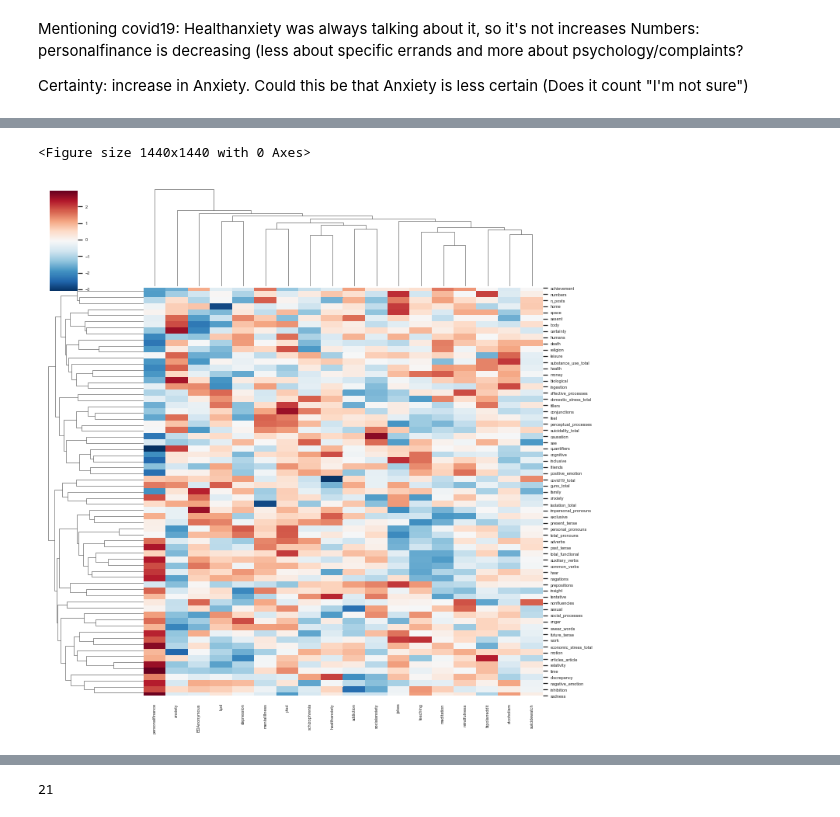
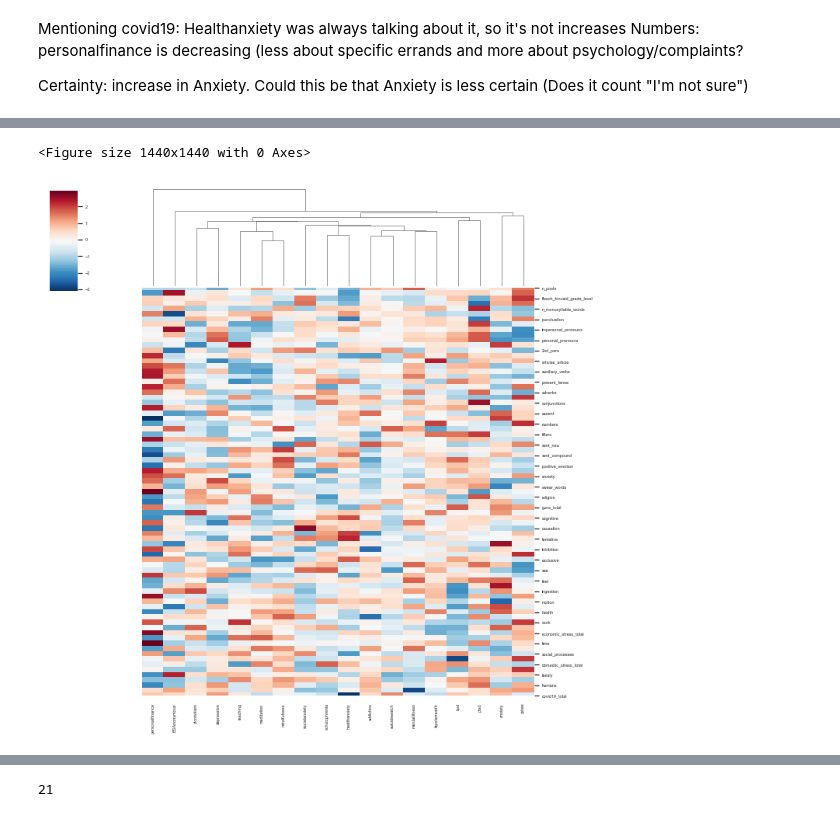
Before and after one commit to danielmlow/reddit, a Jupyter notebook: reddit_descriptive.ipynb, the cells around one changed output, grey strips where cells are left out. Saved outputs shown, nothing was run; the diff lists cells and outputs as text; code cells hidden in the pictures.

```diff
--- a/reddit_descriptive.ipynb
+++ b/reddit_descriptive.ipynb
@@ -373,7 +440,0 @@ sns.heatmap(summary, cmap = 'RdBu_r')
-# %%
-subreddit = 'personalfinance'
-summary = timeseries_summary(input_dir, subreddit = subreddit, pre_or_post = 'post',
-                       timestep = 3, metric='mean',weigh_by_Nwords = True)
-# Plot
-sns.set(style='white', rc={'figure.figsize':(16,80)}, font_scale =1)
-sns.heatmap(summary, cmap = 'RdBu_r')
@@ -382,0 +441,8 @@ sns.heatmap(summary, cmap = 'RdBu_r')
+# %%
+sns.set(style='white', rc={'figure.figsize':(10,10)}, font_scale =1)
+variable = 'sent_neg'
+plt.plot(summary.columns[:-3], summary.T[variable][:-3])
+plt.title('')
+plt.ylabel(variable)
+plt.xticks(rotation=90)
+plt.show()
@@ -390,7 +460,7 @@ subreddits.remove('legaladvice')
 subreddits.remove('relationships')
 
 # subreddits.append('COVID19_support')
-subreddits.sort()
+# subreddits.sort()
 
 # order by similarity
 subreddits = ['mentalillness',
@@ -451,0 +519,5 @@ sns.heatmap(df, cmap='RdBu_r')
+# %%
+# Reorder features and filter
+df = df.T[keep].T
+
+sns.heatmap(df, cmap='RdBu_r')
@@ -506,10 +563,10 @@ Index(['achievement', 'adverbs', 'affective_processes', 'anger', 'anxiety',
 # %%
 # Clustermap
 sns.set(style='white', rc={'figure.figsize':(100,100)}, font_scale =0.5)
 # df_zscore_corr = df_zscore.corr()
 plt.figure(figsize = (20,20))
-sns.clustermap(df_zscore_filter, cmap='RdBu_r', linewidths=0) #row_cluster=False
+sns.clustermap(df_zscore, cmap='RdBu_r', linewidths=0, row_cluster=False)
 plt.savefig('./../../datum/reddit/output/clustermap.png', dpi=200)
 # %% [output]
 <Figure size 1440x1440 with 0 Axes>
-[figure, old version]
+[figure, new version]
```
Also changed, not shown: parts of 28 cells of this notebook, 2 other files.
